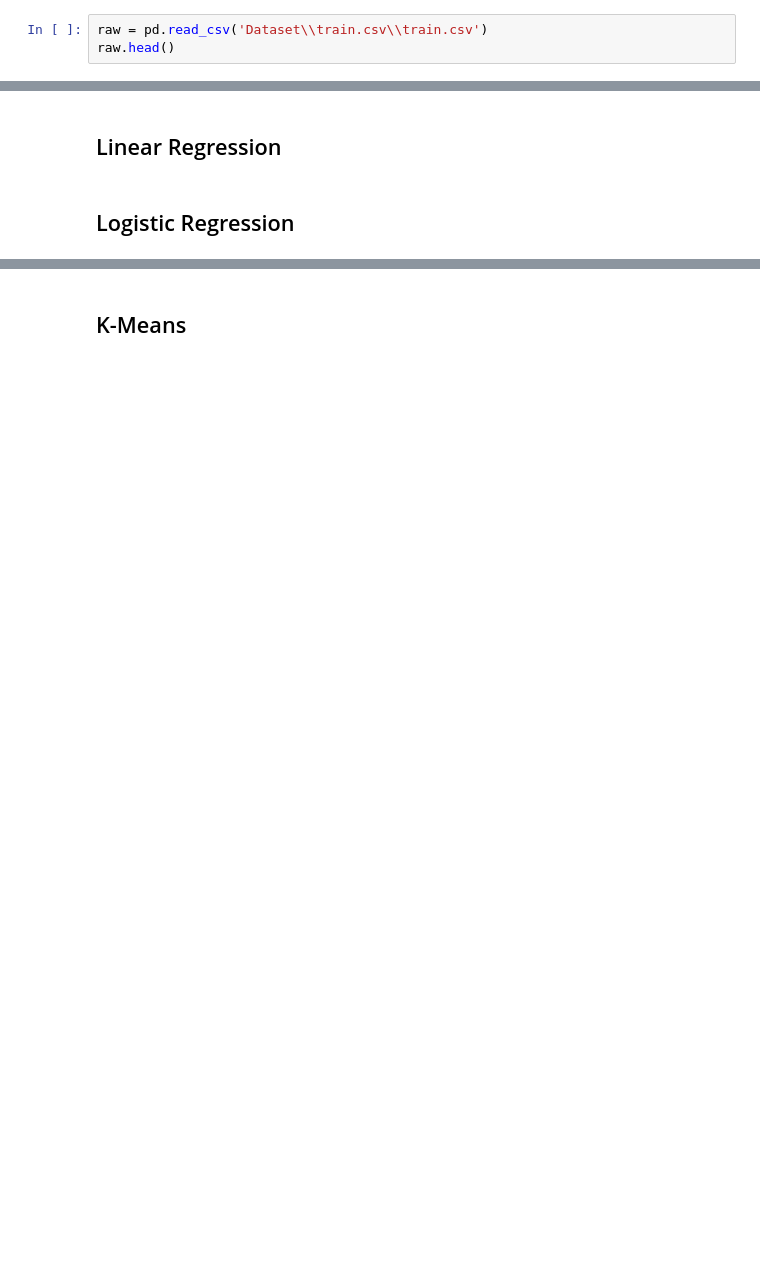
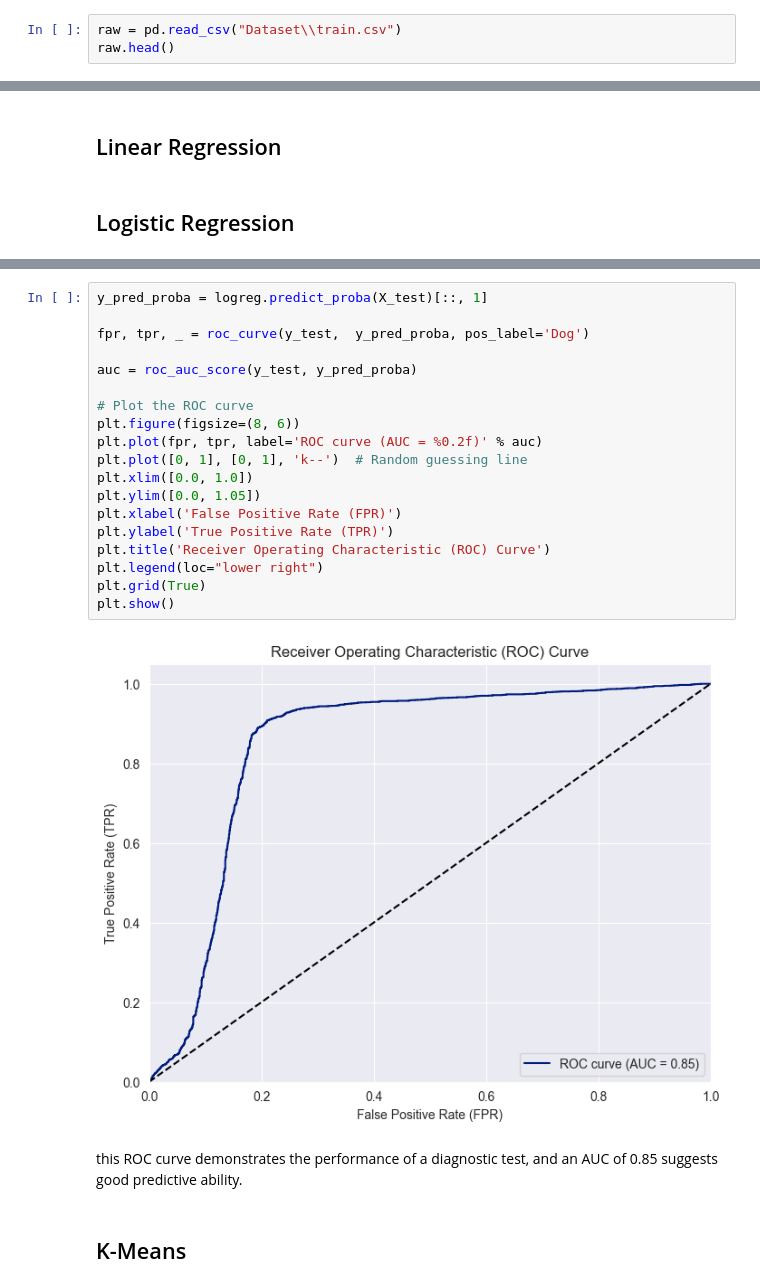
Before and after one commit to LutfiIzzat/MachineLearningProject, a Jupyter notebook: ML_Project.ipynb, the cells around one changed output, grey strips where cells are left out. Saved outputs shown, nothing was run; the diff lists cells and outputs as text; blank space fills up the shorter version.

```diff
--- a/ML_Project.ipynb
+++ b/ML_Project.ipynb
@@ -22,7 +36,7 @@ import matplotlib.pyplot as plt
 # Loading data
 https://www.kaggle.com/competitions/petfinder-adoption-prediction
 # %%
-raw = pd.read_csv('Dataset\\train.csv\\train.csv')
+raw = pd.read_csv("Dataset\\train.csv")
 raw.head()
 # %% [output]
 |  | Type | Name | Age | Breed1 | Breed2 | Gender | Color1 | Color2 | Color3 | MaturitySize | ... |
@@ -1161,2 +1330,25 @@ Testing set:  (4880, 17)
+# %%
+y_pred_proba = logreg.predict_proba(X_test)[::, 1]
+
+fpr, tpr, _ = roc_curve(y_test,  y_pred_proba, pos_label='Dog')
+
+auc = roc_auc_score(y_test, y_pred_proba)
+
+# Plot the ROC curve
+plt.figure(figsize=(8, 6))
+plt.plot(fpr, tpr, label='ROC curve (AUC = %0.2f)' % auc)
+plt.plot([0, 1], [0, 1], 'k--')  # Random guessing line
+plt.xlim([0.0, 1.0])
+plt.ylim([0.0, 1.05])
+plt.xlabel('False Positive Rate (FPR)')
+plt.ylabel('True Positive Rate (TPR)')
+plt.title('Receiver Operating Characteristic (ROC) Curve')
+plt.legend(loc="lower right")
+plt.grid(True)
+plt.show()
+# %% [output]
+[figure, added]
+# %% [markdown]
+this ROC curve demonstrates the performance of a diagnostic test, and an AUC of 0.85 suggests good predictive ability.
 # %% [markdown]
 ## K-Means
```
Also changed, not shown: parts of 38 cells of this notebook.
